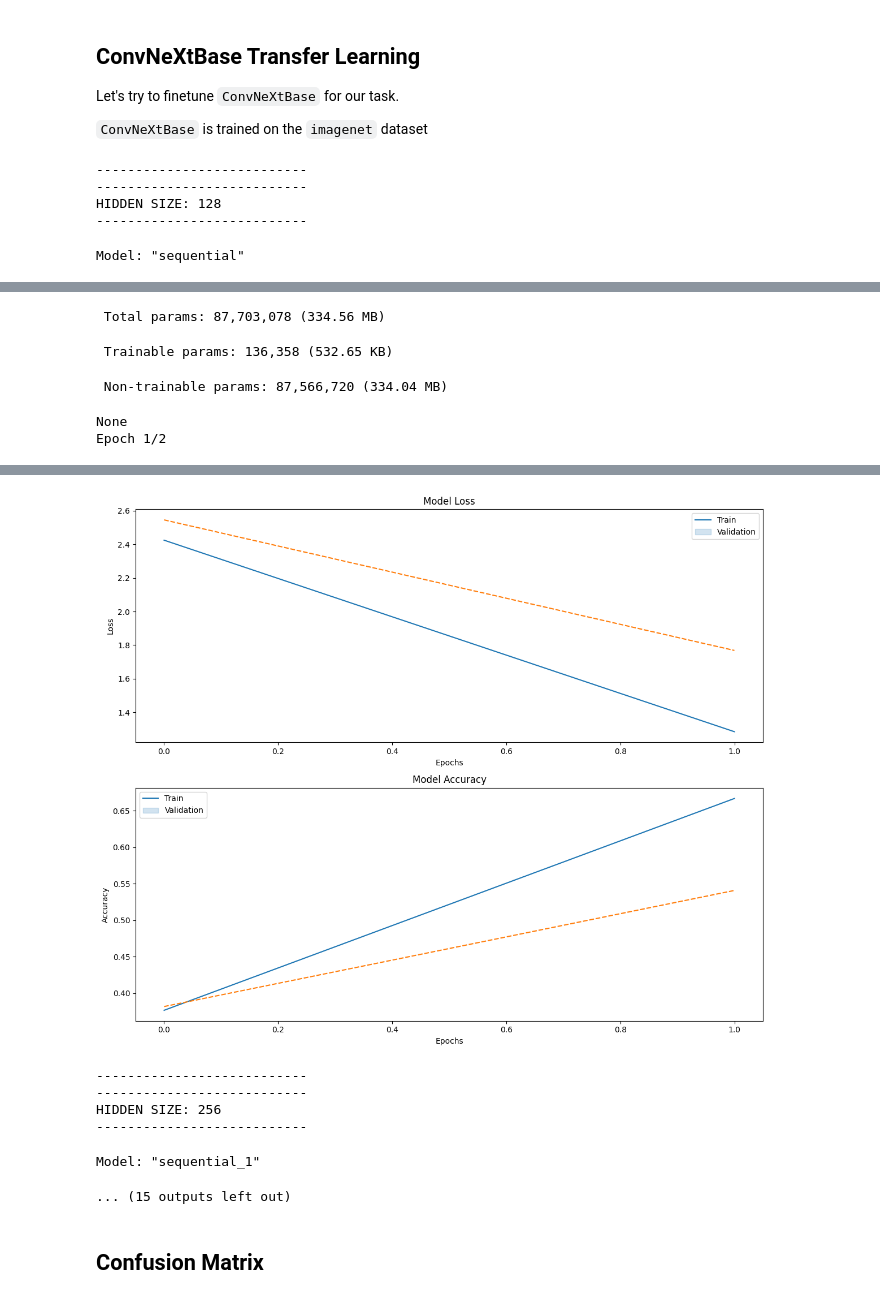
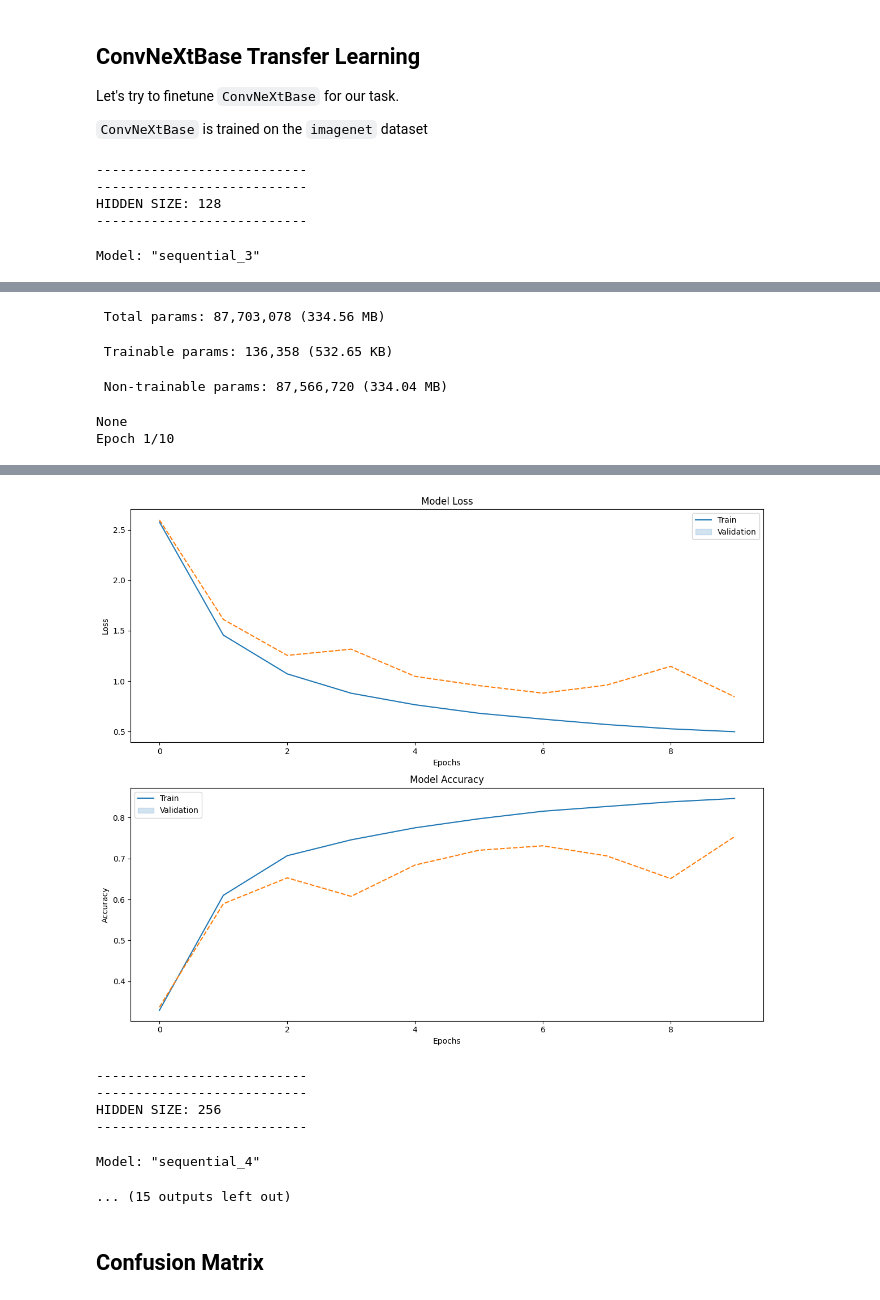
Before and after one commit to panoskorovesis/sign-language-image-detection, a Jupyter notebook: src/transfer_learning/bengali_sign_language_transfer_learning.ipynb, the cells around one changed output, grey strips where cells are left out. Cells and saved outputs as stored; diff of their text form; code cells hidden in the pictures.

Commit message:
Add early stopping on bengali notebook

```diff
--- a/src/transfer_learning/bengali_sign_language_transfer_learning.ipynb
+++ b/src/transfer_learning/bengali_sign_language_transfer_learning.ipynb
@@ -259,6 +262,15 @@ We will try __different hidden sizes__ with __3 epochs__, using a __dropout__ of
 hidden_sizes = [128, 256, 512]
 best_model = None
 best_acc = -1
+
+# early stopping callback
+# patience of 3 since we have a small number of epochs
+early_stopping = tf.keras.callbacks.EarlyStopping(
+    monitor='val_accuracy',  # Metric to monitor
+    patience=3,              # Number of epochs with no improvement after which training will be stopped
+    restore_best_weights=True # Restore model weights from the epoch with the best value of the monitored quantity
+)
+
 for hidden_size in hidden_sizes:
 
     print('---------------------------')
@@ -272,7 +284,6 @@ for hidden_size in hidden_sizes:
     # we dont want to train the base model
     base_model.trainable = False
 
-    # TODO add mobilenet specific preprocessing
 
     # Add custom layers on top of the base model
     model = tf.keras.Sequential(
@@ -300,7 +311,7 @@ for hidden_size in hidden_sizes:
         metrics=["accuracy"],
     )
 
-    history = model.fit(train_dataset, validation_data=val_dataset, epochs=2)
+    history = model.fit(train_dataset, validation_data=val_dataset, epochs=10, callbacks=[early_stopping])
 
     # make sure to keep the best model
     if best_model is None or history.history['val_accuracy'][-1] > best_acc:
@@ -400,6 +424,15 @@ Let's try to finetune `ConvNeXtBase` for our task.
 hidden_sizes = [128, 256, 512]
 best_model = None
 best_acc = -1
+
+# early stopping callback
+# patience of 3 since we have a small number of epochs
+early_stopping = tf.keras.callbacks.EarlyStopping(
+    monitor='val_accuracy',  # Metric to monitor
+    patience=3,              # Number of epochs with no improvement after which training will be stopped
+    restore_best_weights=True # Restore model weights from the epoch with the best value of the monitored quantity
+)
+
 for hidden_size in hidden_sizes:
 
     print('---------------------------')
@@ -426,7 +459,7 @@ for hidden_size in hidden_sizes:
             # Then the relu
             tf.keras.layers.Activation("relu"),
             # Dropout of 0.3
-            tf.keras.layers.Dropout(0.3),
+            tf.keras.layers.Dropout(0.4),
             tf.keras.layers.Dense(len(class_names), activation="softmax"),
         ]
     )
@@ -439,7 +472,7 @@ for hidden_size in hidden_sizes:
         metrics=["accuracy"],
     )
 
-    history = model.fit(train_dataset, validation_data=val_dataset, epochs=2)
+    history = model.fit(train_dataset, validation_data=val_dataset, epochs=10, callbacks=[early_stopping])
 
     # make sure to keep the best model
     if best_model is None or history.history['val_accuracy'][-1] > best_acc:
@@ -460,7 +493,7 @@ print(f'Test Accuracy: {results[1]}')
 ---------------------------
 HIDDEN SIZE: 128
 ---------------------------
-Model: "sequential"
+Model: "sequential_3"
 ┏━━━━━━━━━━━━━━━━━━━━━━━━━━━━━━━━━┳━━━━━━━━━━━━━━━━━━━━━━━━┳━━━━━━━━━━━━━━━┓
 ┃ Layer (type)                    ┃ Output Shape           ┃       Param # ┃
 ┡━━━━━━━━━━━━━━━━━━━━━━━━━━━━━━━━━╇━━━━━━━━━━━━━━━━━━━━━━━━╇━━━━━━━━━━━━━━━┩
@@ -484,4 +517,4 @@ Model: "sequential"
  Trainable params: 136,358 (532.65 KB)
  Non-trainable params: 87,566,720 (334.04 MB)
 None
-Epoch 1/2
+Epoch 1/10
@@ -497,10 +541,10 @@ Epoch 2/2
 New best model found
-[figure, old version]
+[figure, new version]
 ---------------------------
 ---------------------------
 HIDDEN SIZE: 256
 ---------------------------
-Model: "sequential_1"
+Model: "sequential_4"
 ... (15 outputs left out)
 # %% [markdown]
 ## Confusion Matrix
```
Also changed, not shown: parts of 6 cells of this notebook.
